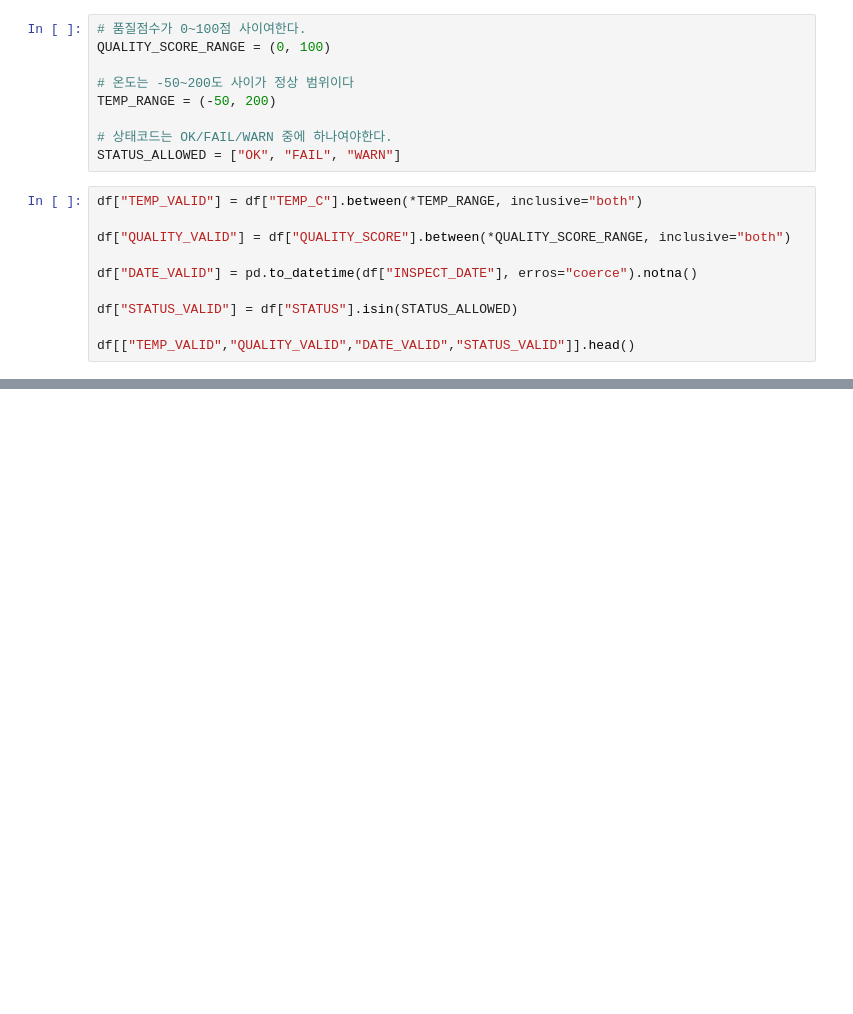
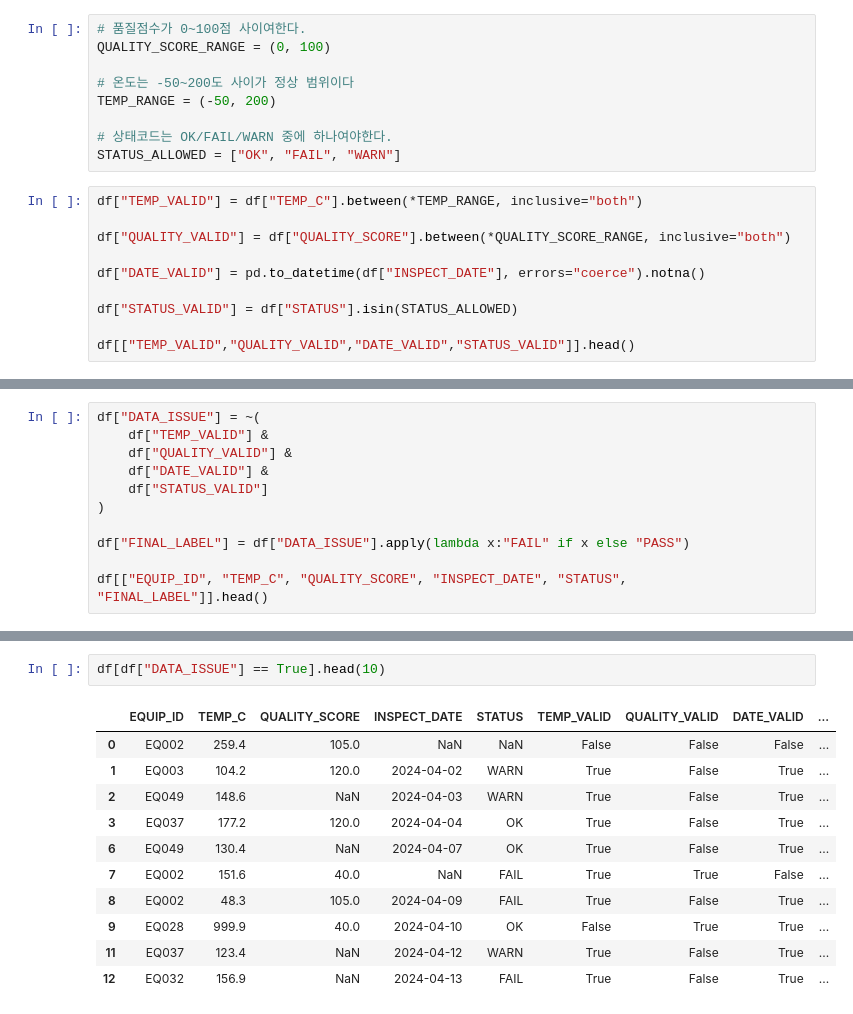
Before and after one commit to soomin9106/DataAnalysis, a Jupyter notebook: 데이터거버넌스_실습1문제.ipynb, the cells around one changed output, grey strips where cells are left out. Drawn from its saved outputs; the diff is of its cells as text; blank space fills up the shorter version.

```diff
--- a/데이터거버넌스_실습1문제.ipynb
+++ b/데이터거버넌스_실습1문제.ipynb
@@ -34,7 +34,7 @@ df["TEMP_VALID"] = df["TEMP_C"].between(*TEMP_RANGE, inclusive="both")
 
 df["QUALITY_VALID"] = df["QUALITY_SCORE"].between(*QUALITY_SCORE_RANGE, inclusive="both")
 
-df["DATE_VALID"] = pd.to_datetime(df["INSPECT_DATE"], erros="coerce").notna()
+df["DATE_VALID"] = pd.to_datetime(df["INSPECT_DATE"], errors="coerce").notna()
 
 df["STATUS_VALID"] = df["STATUS"].isin(STATUS_ALLOWED)
 
@@ -43,0 +49,11 @@ NameError: name 'df' is not defined
+# %%
+df["DATA_ISSUE"] = ~(
+    df["TEMP_VALID"] &
+    df["QUALITY_VALID"] &
+    df["DATE_VALID"] &
+    df["STATUS_VALID"]
+)
+
+df["FINAL_LABEL"] = df["DATA_ISSUE"].apply(lambda x:"FAIL" if x else "PASS")
+
+df[["EQUIP_ID", "TEMP_C", "QUALITY_SCORE", "INSPECT_DATE", "STATUS", "FINAL_LABEL"]].head()
@@ -43,0 +67,14 @@ NameError: name 'df' is not defined
+# %%
+df[df["DATA_ISSUE"] == True].head(10)
+# %% [output]
+|  | EQUIP_ID | TEMP_C | QUALITY_SCORE | INSPECT_DATE | STATUS | TEMP_VALID | QUALITY_VALID | DATE_VALID | ... |
+| 0 | EQ002 | 259.4 | 105.0 | NaN | NaN | False | False | False | ... |
+| 1 | EQ003 | 104.2 | 120.0 | 2024-04-02 | WARN | True | False | True | ... |
+| 2 | EQ049 | 148.6 | NaN | 2024-04-03 | WARN | True | False | True | ... |
+| 3 | EQ037 | 177.2 | 120.0 | 2024-04-04 | OK | True | False | True | ... |
+| 6 | EQ049 | 130.4 | NaN | 2024-04-07 | OK | True | False | True | ... |
+| 7 | EQ002 | 151.6 | 40.0 | NaN | FAIL | True | True | False | ... |
+| 8 | EQ002 | 48.3 | 105.0 | 2024-04-09 | FAIL | True | False | True | ... |
+| 9 | EQ028 | 999.9 | 40.0 | 2024-04-10 | OK | False | True | True | ... |
+| 11 | EQ037 | 123.4 | NaN | 2024-04-12 | WARN | True | False | True | ... |
+| 12 | EQ032 | 156.9 | NaN | 2024-04-13 | FAIL | True | False | True | ... |
```
Also changed, not shown: parts of 4 cells of this notebook.
